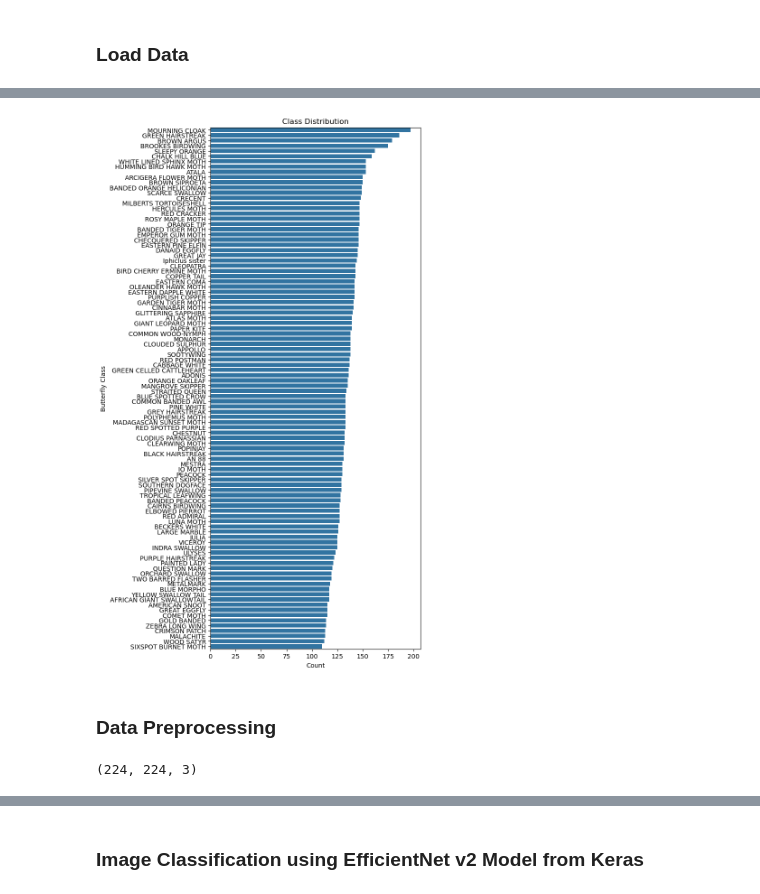
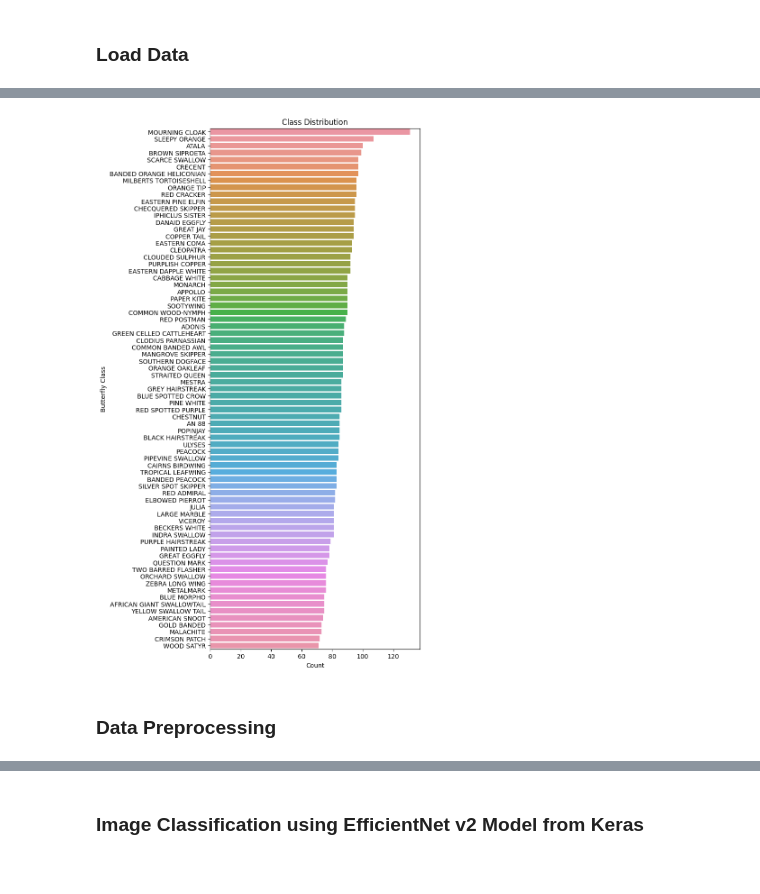
Before and after one commit to the-engrossed/Butterflies_Classified, a Jupyter notebook: classification_model.ipynb, the cells around one changed output, grey strips where cells are left out. Cells and saved outputs as stored; diff of their text form; code cells hidden in the pictures.

Commit message:
Kaggle Notebook | classification_model | Version 1

```diff
--- a/classification_model.ipynb
+++ b/classification_model.ipynb
@@ -44,0 +32,5 @@ REPLICAS:  1
+# %%
+# Read the CSV file into a DataFrame
+data = pd.read_csv("/kaggle/input/butterfly-image-classification/Training_set.csv")
+
+data.head()
@@ -98,0 +46,5 @@ print(num_classes)
+# %%
+# Concatenate filename with root directory
+data['path'] = '/kaggle/input/butterfly-image-classification/train/' + data['filename']
+
+data.head()
@@ -99,9 +99,9 @@ print(num_classes)
 # %%
 plt.figure(figsize=(6, 15))
-sns.countplot(y='labels', data=meta_df, order=meta_df['labels'].value_counts().index)
+sns.countplot(y='label', data=data, order=data['label'].value_counts().index)
 plt.xlabel('Count')
 plt.ylabel('Butterfly Class')
 plt.title('Class Distribution')
 plt.show()
 # %% [output]
-[figure, old version]
+[figure, new version]
@@ -127,4 +112,0 @@ for index, entry in pbar:
-# %%
-images[0].shape
-# %% [output]
-(224, 224, 3)
```
Also changed, not shown: parts of 48 cells of this notebook.
